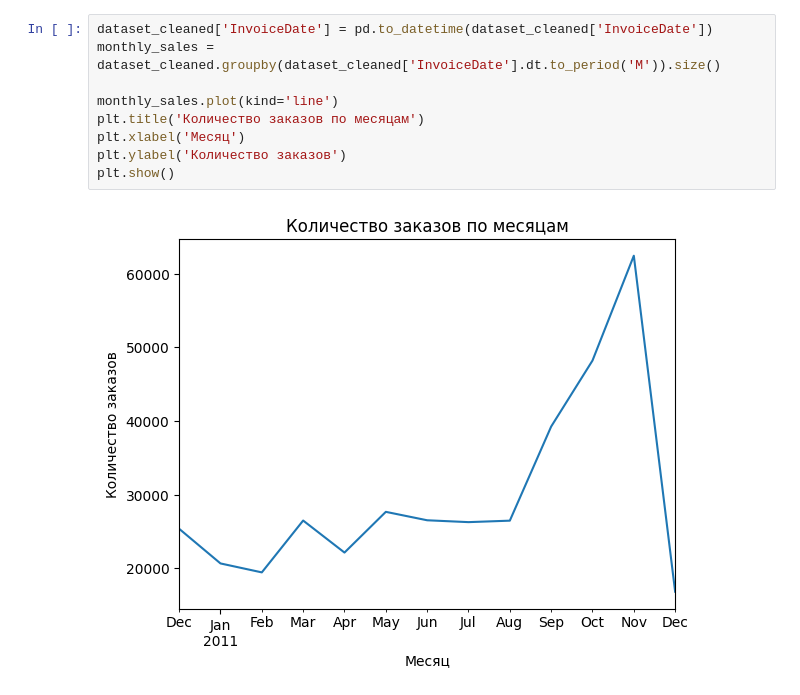
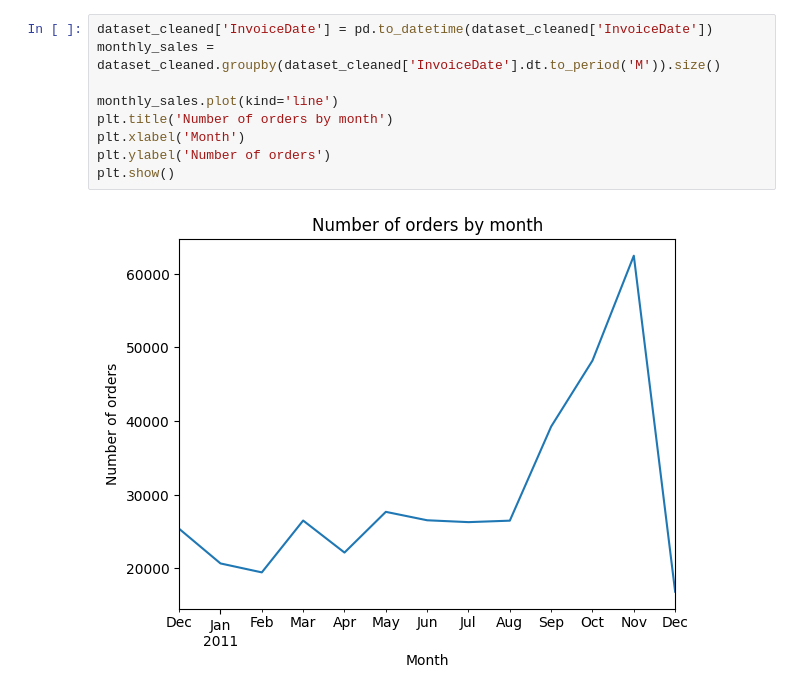
Before and after one commit to JuliaRubanAnalyst/ecommerce-sales-analysis, a Jupyter notebook: data_analysis.ipynb, the cells around one changed output. Drawn from its saved outputs; the diff is of its cells as text.

```diff
--- a/data_analysis.ipynb
+++ b/data_analysis.ipynb
@@ -34,11 +34,11 @@ plt.show()
 # %%
 dataset_cleaned['InvoiceDate'] = pd.to_datetime(dataset_cleaned['InvoiceDate'])
 monthly_sales = dataset_cleaned.groupby(dataset_cleaned['InvoiceDate'].dt.to_period('M')).size()
 
 monthly_sales.plot(kind='line')
-plt.title('Количество заказов по месяцам')
-plt.xlabel('Месяц')
-plt.ylabel('Количество заказов')
+plt.title('Number of orders by month')
+plt.xlabel('Month')
+plt.ylabel('Number of orders')
 plt.show()
 # %% [output]
-[figure, old version]
+[figure, new version]
```
Also changed, not shown: parts of 2 cells of this notebook, 4 other files.
